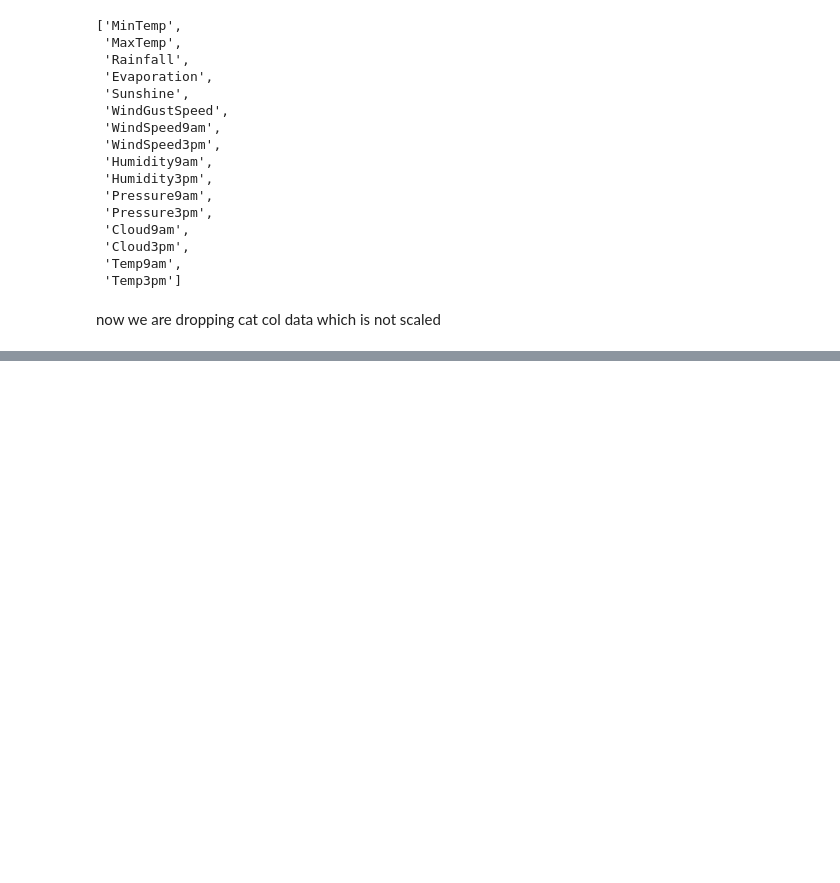
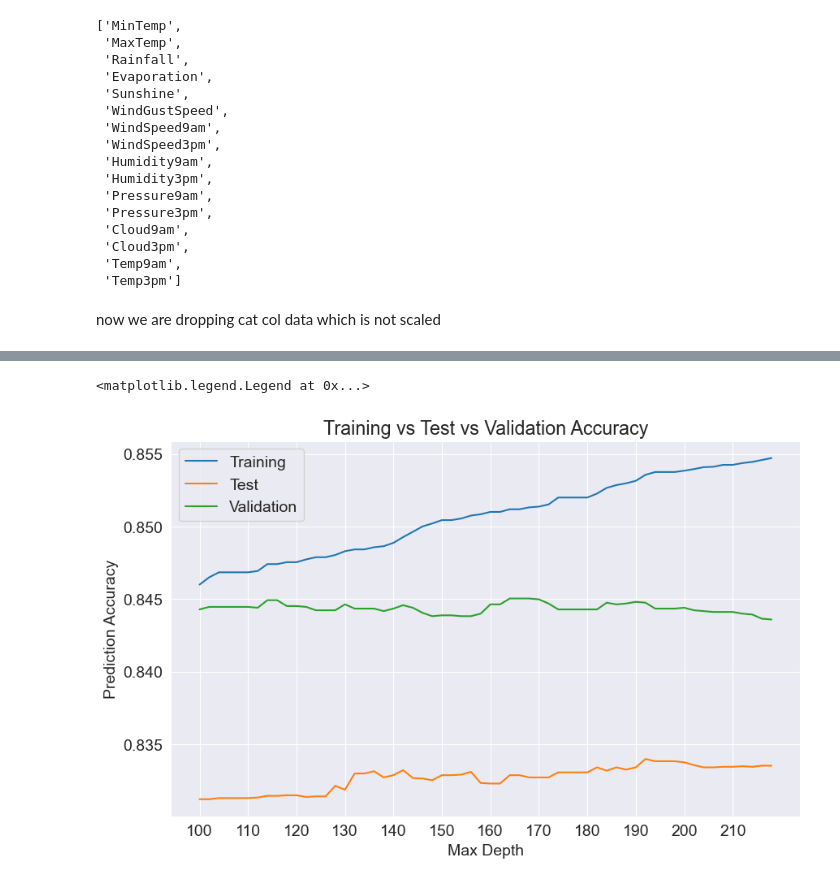
Before and after one commit to TahaDataAlchemy/Projects-Of-Data-Science, a Jupyter notebook: AUSTRALIAN WEATHER PREDICTION USING DECISION TREE CLASIFIER/DECISION TREE CLASSIFIER END TO END .ipynb, the cells around one changed output, grey strips where cells are left out. Cells and saved outputs as stored; diff of their text form; code cells hidden in the pictures; blank space fills up the shorter version.

```diff
--- a/AUSTRALIAN WEATHER PREDICTION USING DECISION TREE CLASIFIER/DECISION TREE CLASSIFIER END TO END .ipynb
+++ b/AUSTRALIAN WEATHER PREDICTION USING DECISION TREE CLASIFIER/DECISION TREE CLASSIFIER END TO END .ipynb
@@ -541,0 +558,10 @@ plt.legend(["Training","Test","Validation"])
+# %%
+def max_leaf_node(md):
+    model = DecisionTreeClassifier(max_leaf_nodes=md,random_state=42)
+    model.fit(X_train,y_train)
+    train_error = model.score(X_train,y_train)
+    test_error  = model.score(X_test,y_test)
+    val_inp     = model.score(X_val,val_target)
+    return {"Max Depth":md ,"Training Accuracy":train_error , "Test_Accuracy":test_error,"Validation Accuracy":val_inp}
+# %%
+error_df = pd.DataFrame([max_leaf_node(md) for md in range(100,220,2)])
@@ -541,0 +588,13 @@ plt.legend(["Training","Test","Validation"])
+# %%
+plt.figure()
+plt.plot(error_df["Max Depth"],error_df["Training Accuracy"])
+plt.plot(error_df["Max Depth"],error_df["Test_Accuracy"])
+plt.plot(error_df["Max Depth"],error_df["Validation Accuracy"])
+plt.title("Training vs Test vs Validation Accuracy")
+plt.xticks(range(100,220,10))
+plt.xlabel("Max Depth")
+plt.ylabel("Prediction Accuracy")
+plt.legend(["Training","Test","Validation"])
+# %% [output]
+<matplotlib.legend.Legend at 0x...>
+[figure, added]
```
Also changed, not shown: parts of 91 cells of this notebook.
